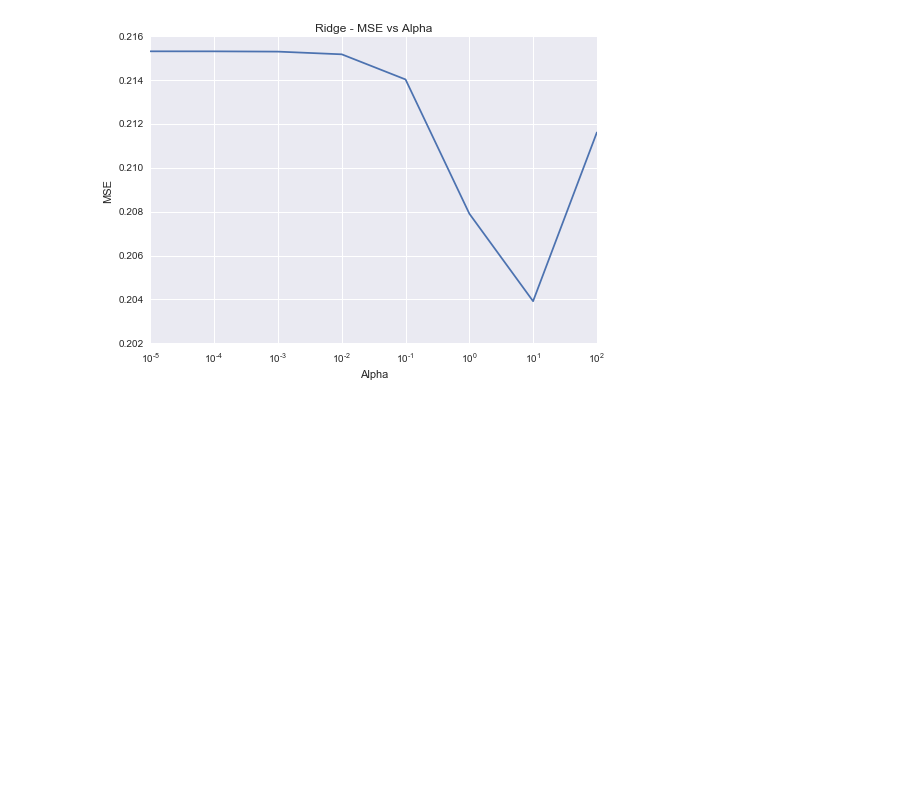
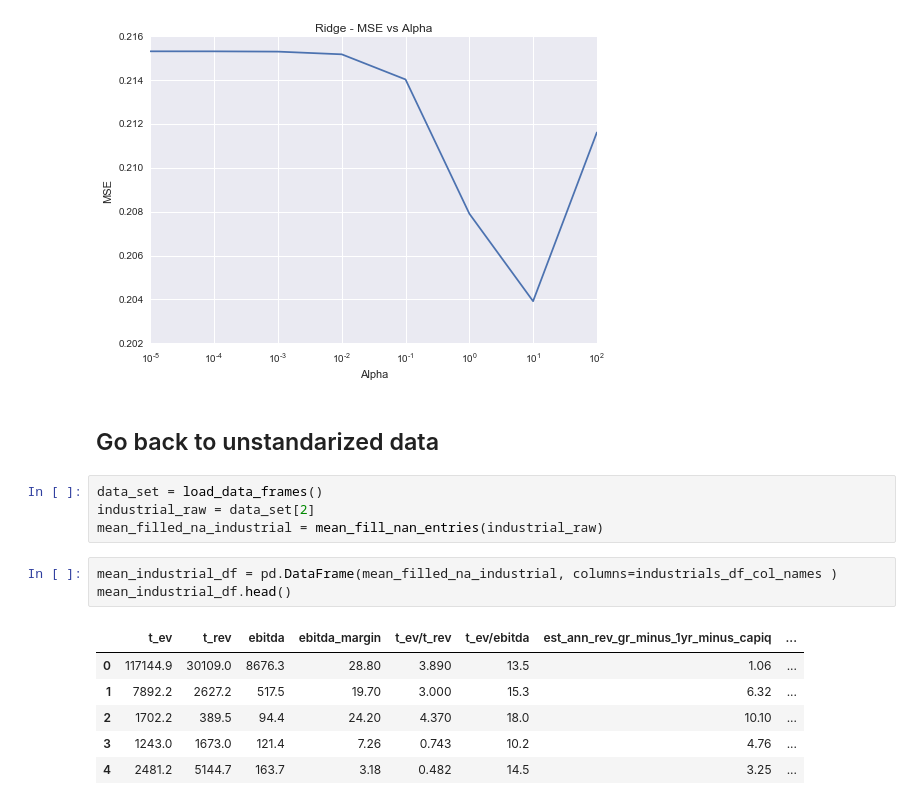
Before and after one commit to timothytrippel/adamy, a Jupyter notebook: xinyu/industrials_drop_tev.ipynb, the cells around one changed output. Cells and saved outputs as stored; diff of their text form; blank space fills up the shorter version.

```diff
--- a/xinyu/industrials_drop_tev.ipynb
+++ b/xinyu/industrials_drop_tev.ipynb
@@ -258,3 +258,19 @@ print("Average MSE (alpha = 1e-2): %0.4f (+/- %0.4f)" % (ridge_avg_mses[6], ridg
 # %% [output]
 Average MSE (alpha = 1e-2): 0.2039 (+/- 0.0929)
 [figure]
+# %% [markdown]
+## Go back to unstandarized data
+# %%
+data_set = load_data_frames()
+industrial_raw = data_set[2]
+mean_filled_na_industrial = mean_fill_nan_entries(industrial_raw)
+# %%
+mean_industrial_df = pd.DataFrame(mean_filled_na_industrial, columns=industrials_df_col_names )
+mean_industrial_df.head()
+# %% [output]
+|  | t_ev | t_rev | ebitda | ebitda_margin | t_ev/t_rev | t_ev/ebitda | est_ann_rev_gr_minus_1yr_minus_capiq | ... |
+| 0 | 117144.9 | 30109.0 | 8676.3 | 28.80 | 3.890 | 13.5 | 1.06 | ... |
+| 1 | 7892.2 | 2627.2 | 517.5 | 19.70 | 3.000 | 15.3 | 6.32 | ... |
+| 2 | 1702.2 | 389.5 | 94.4 | 24.20 | 4.370 | 18.0 | 10.10 | ... |
+| 3 | 1243.0 | 1673.0 | 121.4 | 7.26 | 0.743 | 10.2 | 4.76 | ... |
+| 4 | 2481.2 | 5144.7 | 163.7 | 3.18 | 0.482 | 14.5 | 3.25 | ... |
```
Also changed, not shown: parts of 13 cells of this notebook, 1 other file.
